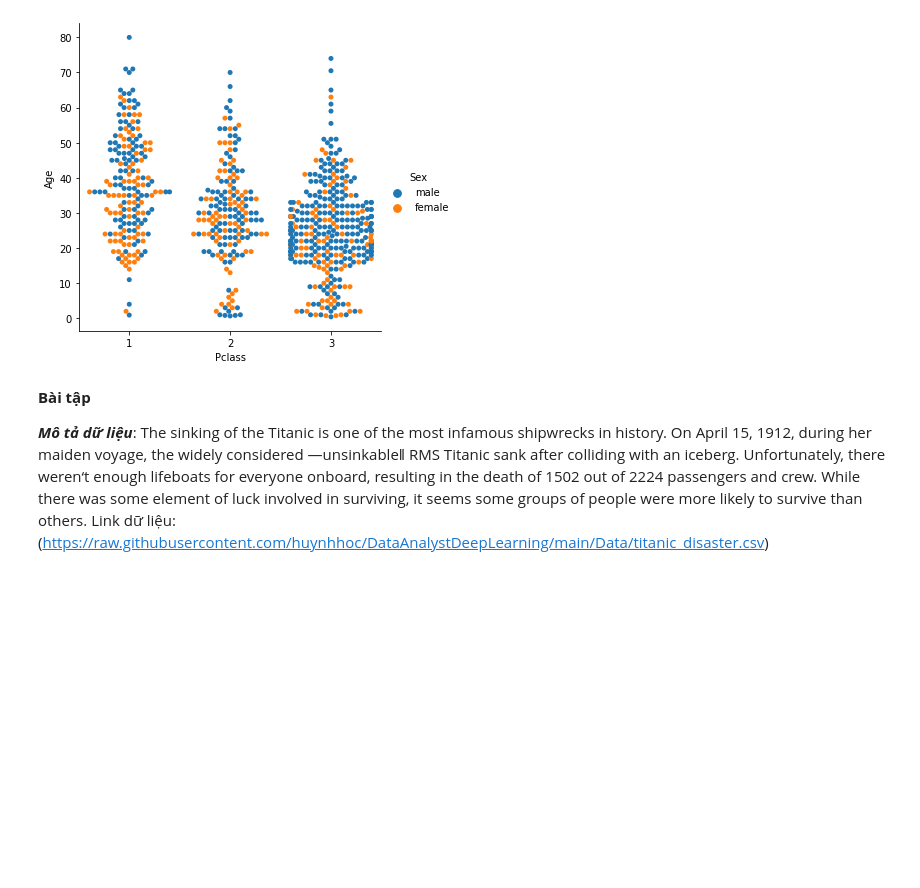
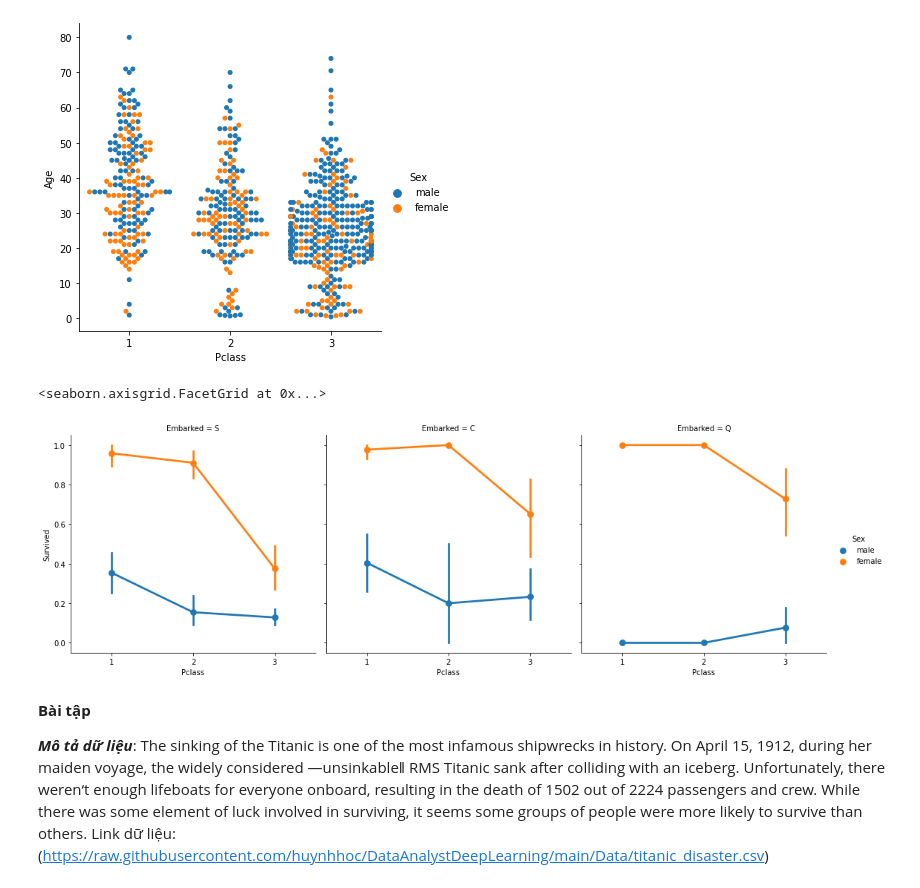
Before and after one commit to huynhhoc/DataAnalystDeepLearning, a Jupyter notebook: Labs/Lab04.ipynb, the cells around one changed output. Saved outputs shown, nothing was run; the diff lists cells and outputs as text; code cells hidden in the pictures; blank space fills up the shorter version.

```diff
--- a/Labs/Lab04.ipynb
+++ b/Labs/Lab04.ipynb
@@ -61,6 +61,11 @@ sns.catplot(x="Pclass", y="Age", hue='Sex', kind="swarm",data=datatitanic)
 # %% [output]
 <seaborn.axisgrid.FacetGrid at 0x...>
 [figure]
+# %%
+sns.factorplot(x='Pclass', y='Survived', hue='Sex', col='Embarked', data=datatitanic)
+# %% [output]
+<seaborn.axisgrid.FacetGrid at 0x...>
+[figure, added]
 # %% [markdown]
 **Bài tập**
 
```
